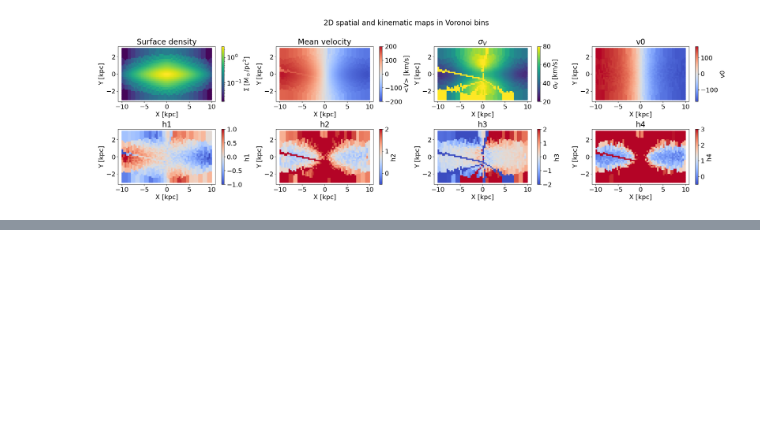
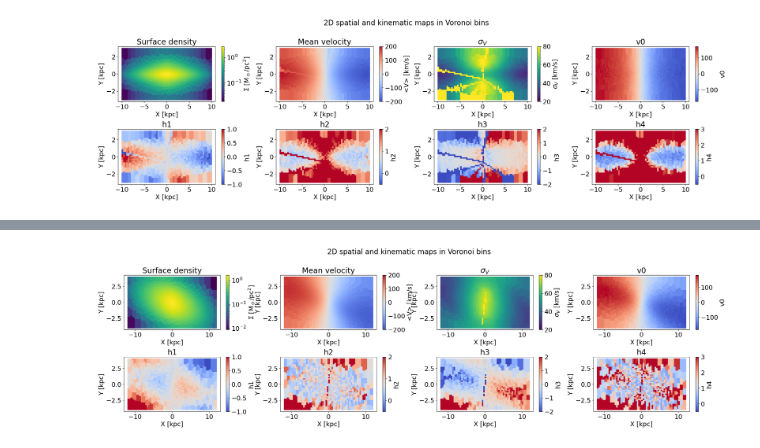
Before and after one commit to David-Chemaly/SchwarMAX, a Jupyter notebook: test_integration.ipynb, the cells around one changed output, grey strips where cells are left out. Cells and saved outputs as stored; diff of their text form; code cells hidden in the pictures; blank space fills up the shorter version.

```diff
--- a/test_integration.ipynb
+++ b/test_integration.ipynb
@@ -996,0 +1241,82 @@ Array([ 129.38826,  129.38826,  126.79983, ..., -125.5011 , -129.94327,
+# %%
+_A_xy = A_xy * 5000
+density_2DXY_weighted = _A_xy @ weights
+_A_h1 = A_h1 * _A_xy
+_A_h2 = A_h2 * _A_xy
+_A_h3 = A_h3 * _A_xy
+_A_h4 = A_h4 * _A_xy
+h1_model_weighted = (_A_h1 @ weights) / density_2DXY_weighted
+h2_model_weighted = (_A_h2 @ weights) / density_2DXY_weighted
+h3_model_weighted = (_A_h3 @ weights) / density_2DXY_weighted
+h4_model_weighted = (_A_h4 @ weights) / density_2DXY_weighted
+
+# h1_model_weighted = jnp.where(jnp.fabs(h1_model_weighted)>5, 0, h1_model_weighted)
+# h2_model_weighted = jnp.where(jnp.fabs(h2_model_weighted)>5, -1/jnp.sqrt(2), h2_model_weighted)
+# h3_model_weighted = jnp.where(jnp.fabs(h3_model_weighted)>5, 0, h3_model_weighted)
+# h4_model_weighted = jnp.where(jnp.fabs(h4_model_weighted)>5, 3/jnp.sqrt(24), h4_model_weighted)
+
+V_model_weighted, sigma_model_weighted = h_to_V_sigma(h1_model_weighted, h2_model_weighted, v0, s)
+
+index_remap = bin_mapping[:-1]
+
+density_2DXY_weighted = density_2DXY_weighted[index_remap]
+V_model_weighted = V_model_weighted[index_remap]
+sigma_model_weighted = sigma_model_weighted[index_remap]
+h1_model_weighted = h1_model_weighted[index_remap]
+h2_model_weighted = h2_model_weighted[index_remap]
+h3_model_weighted = h3_model_weighted[index_remap]
+h4_model_weighted = h4_model_weighted[index_remap]
+
+fig1,ax1 = plt.subplots(2,4,figsize=(30,7), gridspec_kw={'hspace':0.5, 'wspace':0.3})
+fig1.suptitle('2D spatial and kinematic maps in Voronoi bins', fontsize=20, y = 1.03)
+cb1 = ax1[0,0].scatter(X_regular_grid, Y_regular_grid, c=density_2DXY_weighted,
+                s = 20, cmap='viridis', marker = 's', norm = 'log')
+fig1.colorbar(cb1, ax=ax1[0,0], label=r'$\Sigma$ [M$_\odot$/pc$^2$]')
+ax1[0,0].set_title('Surface density')
+ax1[0,0].set_xlabel('X [kpc]')
+ax1[0,0].set_ylabel('Y [kpc]')
+cb2 = ax1[0,1].scatter(X_regular_grid, Y_regular_grid, c=V_model_weighted,
+                s = 20, cmap='coolwarm', marker = 's', vmin = -200, vmax=200)
+fig1.colorbar(cb2, ax=ax1[0,1], label='<V> [km/s]')
+ax1[0,1].set_title('Mean velocity')
+ax1[0,1].set_xlabel('X [kpc]')
+ax1[0,1].set_ylabel('Y [kpc]')
+cb3 = ax1[0,2].scatter(X_regular_grid, Y_regular_grid, c=sigma_model_weighted,
+                s = 20, cmap='viridis', marker = 's', vmin = 20, vmax=80)
+fig1.colorbar(cb3, ax=ax1[0,2], label='$\sigma_V$ [km/s]')
+ax1[0,2].set_title('$\sigma_V$')
+ax1[0,2].set_xlabel('X [kpc]')
+ax1[0,2].set_ylabel('Y [kpc]')
+
+cb4 = ax1[1,0].scatter(X_regular_grid, Y_regular_grid, c=h1_model_weighted,
+                s = 20, cmap='coolwarm', marker = 's', vmin = -1, vmax=1)
+fig1.colorbar(cb4, ax=ax1[1,0], label='h1')
+ax1[1,0].set_title('h1')
+ax1[1,0].set_xlabel('X [kpc]')
+ax1[1,0].set_ylabel('Y [kpc]')
+cb5 = ax1[1,1].scatter(X_regular_grid, Y_regular_grid, c=h2_model_weighted,
+                s = 20, cmap='coolwarm', marker = 's', vmin = -0.5, vmax=2)
+fig1.colorbar(cb5, ax=ax1[1,1], label='h2')
+ax1[1,1].set_title('h2')
+ax1[1,1].set_xlabel('X [kpc]')
+ax1[1,1].set_ylabel('Y [kpc]')
+cb6 = ax1[1,2].scatter(X_regular_grid, Y_regular_grid, c=h3_model_weighted,
+                s = 20, cmap='coolwarm', marker = 's', vmin = -2, vmax=2)
+fig1.colorbar(cb6, ax=ax1[1,2], label='h3')
+ax1[1,2].set_title('h3')
+ax1[1,2].set_xlabel('X [kpc]')
+ax1[1,2].set_ylabel('Y [kpc]')
+cb7 = ax1[1,3].scatter(X_regular_grid, Y_regular_grid, c=h4_model_weighted,
+                s = 20, cmap='coolwarm', marker = 's', vmin = -0.5, vmax=3)
+fig1.colorbar(cb7, ax=ax1[1,3], label='h4')
+ax1[1,3].set_title('h4')
+ax1[1,3].set_xlabel('X [kpc]')
+ax1[1,3].set_ylabel('Y [kpc]')
+
+cb7 = ax1[0,3].scatter(X_regular_grid, Y_regular_grid, c=v0[index_remap],
+                s = 20, cmap='coolwarm', marker = 's')
+fig1.colorbar(cb7, ax=ax1[0,3], label='v0')
+ax1[0,3].set_title('v0')
+ax1[0,3].set_xlabel('X [kpc]')
+ax1[0,3].set_ylabel('Y [kpc]')
+# %% [output]
@@ -996,0 +1324 @@ Array([ 129.38826,  129.38826,  126.79983, ..., -125.5011 , -129.94327,
+[figure, added]
```
Also changed, not shown: parts of 7 cells of this notebook, 8 other files.
